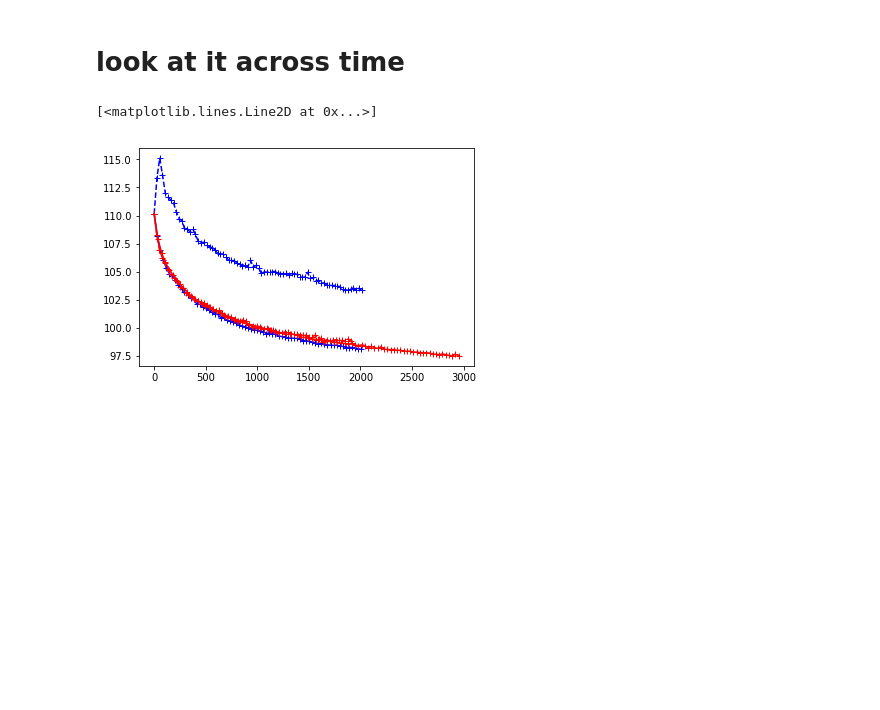
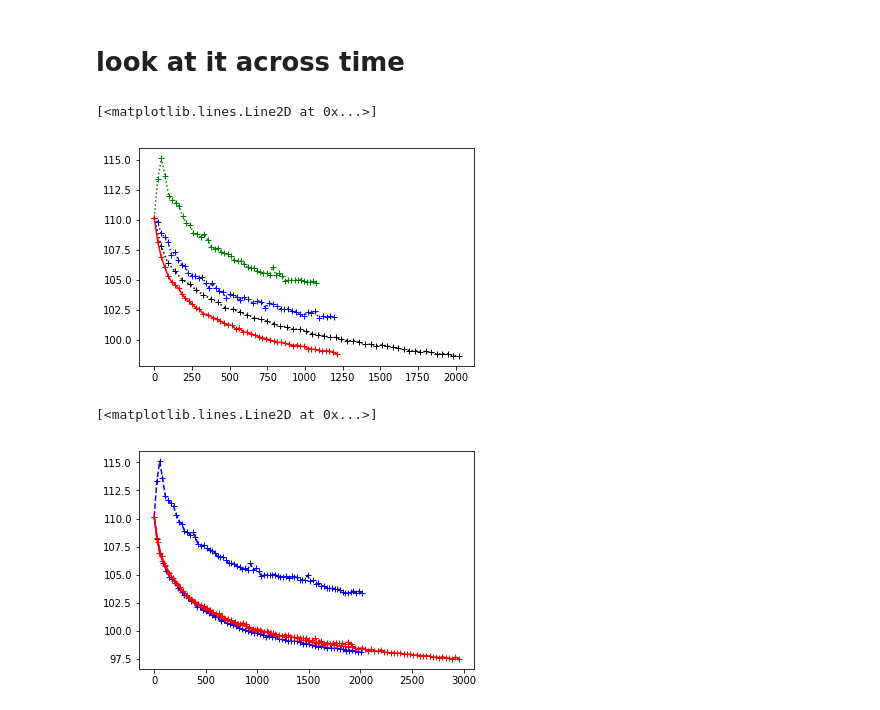
Before and after one commit to Runjing-Liu120/RaoBlackwellizedSGD, a Jupyter notebook: experiments/semisupervised_mnist/elbo_plots.ipynb, the cells around one changed output. Drawn from its saved outputs; the diff is of its cells as text; code cells hidden in the pictures; blank space fills up the shorter version.

```diff
--- a/experiments/semisupervised_mnist/elbo_plots.ipynb
+++ b/experiments/semisupervised_mnist/elbo_plots.ipynb
@@ -10 +8,5 @@ import matplotlib.pyplot as plt
+# %%
+# fully marginallized
+batch_timing_fully_marg = np.load('./mnist_vae_results/ss_vae_fully_marg_batch_timing.npy')
+batch_losses_fully_marg = np.load('./mnist_vae_results/ss_vae_fully_marg_batch_losses.npy')
 # %%
@@ -14,5 +18,27 @@ batch_losses_reinforce = np.load('./mnist_vae_results/ss_vae_reinforce_batch_los
 batch_timing_reinforce_topk1 = np.load('./mnist_vae_results/ss_vae_reinforce_topk1_batch_timing.npy')
 batch_losses_reinforce_topk1 = np.load('./mnist_vae_results/ss_vae_reinforce_topk1_batch_losses.npy')
+# %%
+# rebar
+batch_timing_rebar = np.load('./mnist_vae_results/ss_vae_rebar_batch_timing.npy')
+batch_losses_rebar = np.load('./mnist_vae_results/ss_vae_rebar_batch_losses.npy')
+# %%
+start_epoch = 0
+# %%
+plt.plot(batch_timing_fully_marg.cumsum()[start_epoch:-1],
+         batch_losses_fully_marg[start_epoch:-1], 'k:+')
+
+plt.plot(batch_timing_reinforce.cumsum()[start_epoch:-1],
+         batch_losses_reinforce[start_epoch:-1], 'g:+')
+
+plt.plot(batch_timing_rebar.cumsum()[start_epoch:-1],
+         batch_losses_rebar[start_epoch:-1], 'b:+')
+
+
+plt.plot(batch_timing_reinforce_topk1.cumsum()[start_epoch:-1],
+         batch_losses_reinforce_topk1[start_epoch:-1], 'r-+')
+# %% [output]
+[<matplotlib.lines.Line2D at 0x...>]
+[figure, added]
 # %%
 # reinforce with simple baseline
 # %%
```
Also changed, not shown: parts of 3 cells of this notebook, 12 other files.
